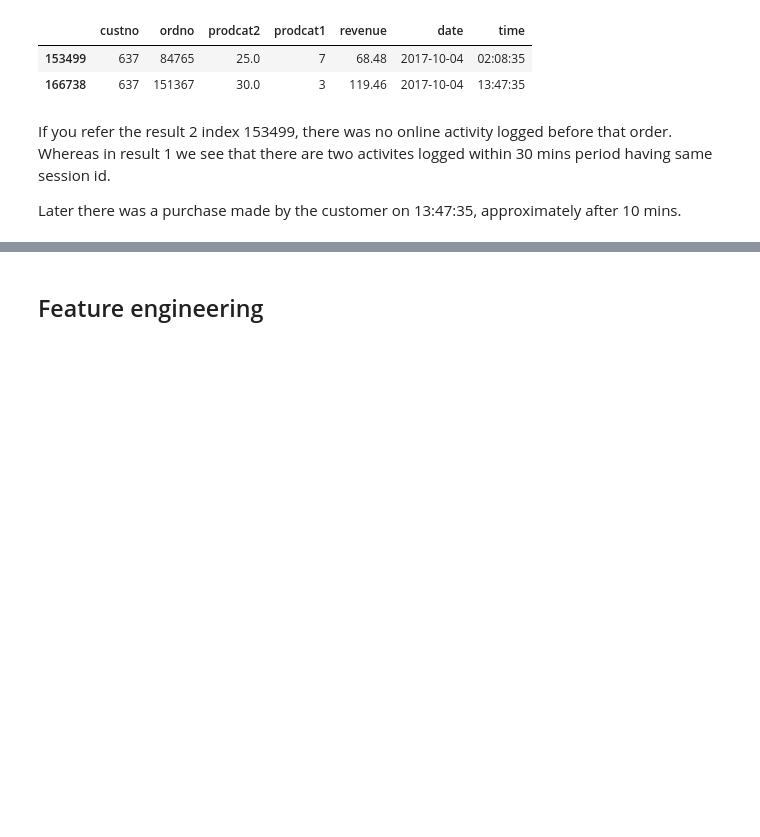
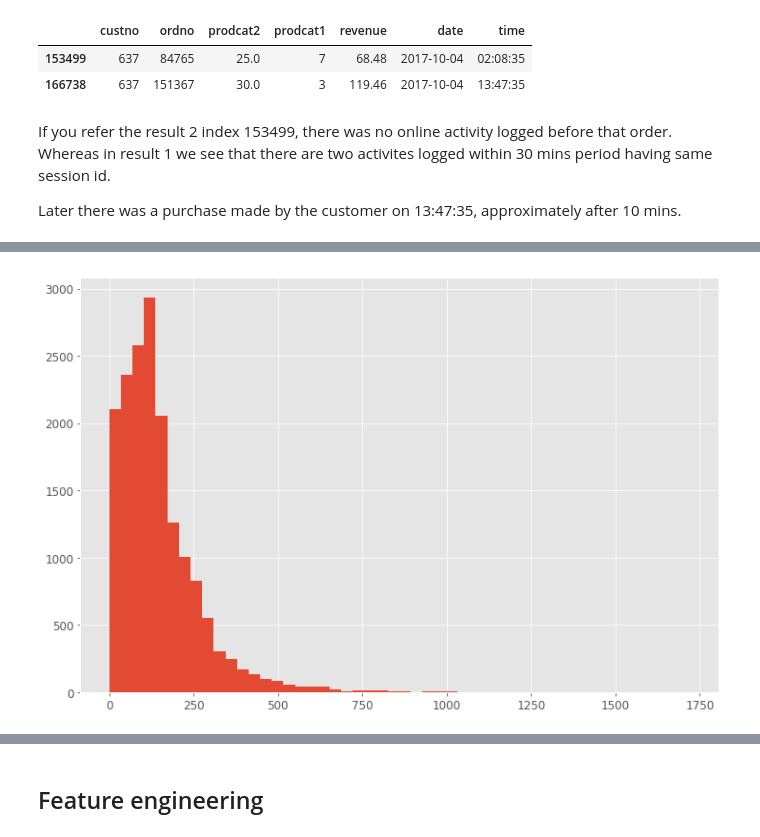
Before and after one commit to AtinMaiti/homework1, a Jupyter notebook: sflydatascience-homework1.ipynb, the cells around one changed output, grey strips where cells are left out. Cells and saved outputs as stored; diff of their text form; code cells hidden in the pictures; blank space fills up the shorter version.

```diff
--- a/sflydatascience-homework1.ipynb
+++ b/sflydatascience-homework1.ipynb
@@ -106,0 +261,4 @@ Therefore I will be filtering records of online sessi
+# %%
+tempData = tempData.sort_values(['custno'])
+# %%
+tempData.index = tempData.session
@@ -106,0 +301,4 @@ Therefore I will be filtering records of online sessi
+# %%
+behaviorData.index = behaviorData.session
+# %%
+behaviorData['date'] = tempData['date']
@@ -106,0 +327,5 @@ Therefore I will be filtering records of online sessi
+# %%
+behaviorData.revenue.hist(bins= 50)
+plt.show()
+# %% [output]
+[figure, added]
```
Also changed, not shown: parts of 58 cells of this notebook.
